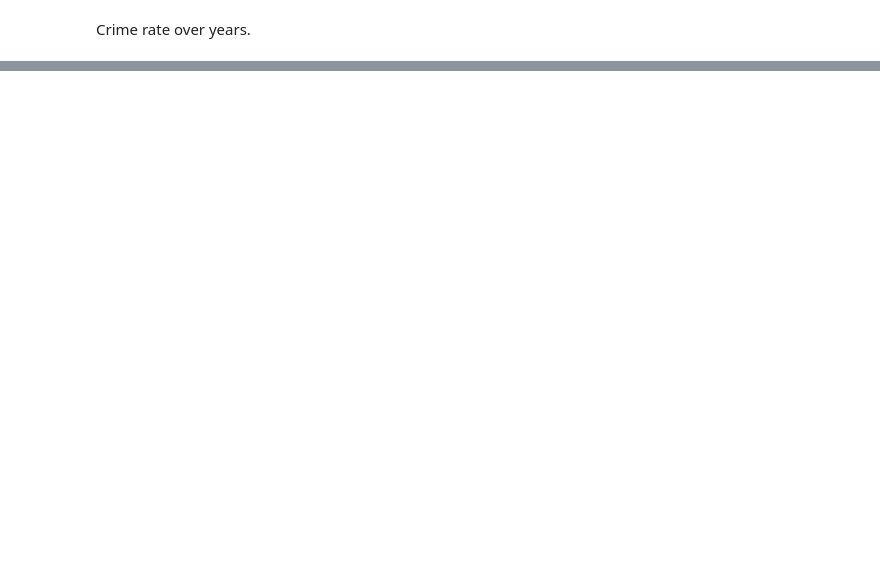
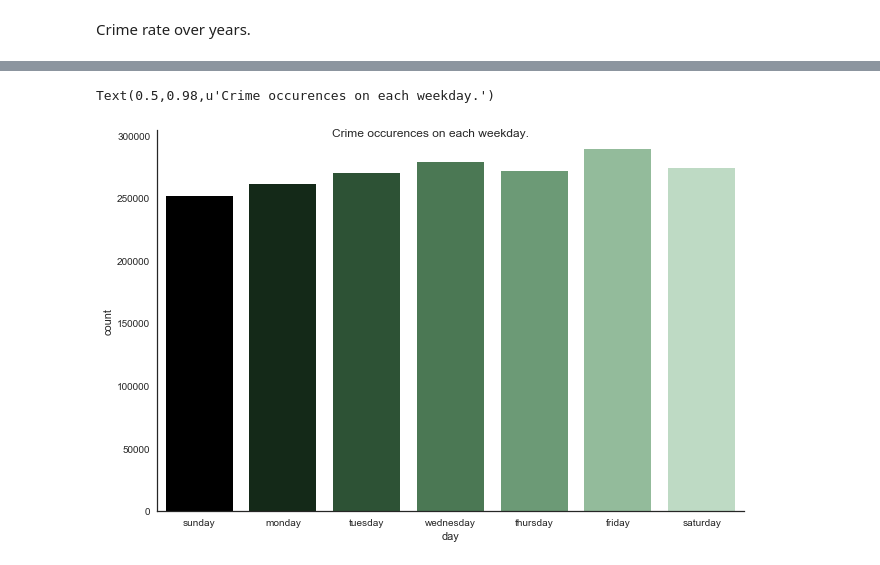
Before and after one commit to aashsub90/vigilante, a Jupyter notebook: data_analysis.ipynb, the cells around one changed output, grey strips where cells are left out. Cells and saved outputs as stored; diff of their text form; code cells hidden in the pictures; blank space fills up the shorter version.

Commit message:
added visualizations

```diff
--- a/data_analysis.ipynb
+++ b/data_analysis.ipynb
@@ -40,0 +58,8 @@ Text(0.5,0.98,'Crime occurences over years.')
+# %%
+g = sns.factorplot(x="day", data=crime_data, kind="count",
+                   palette=sns.cubehelix_palette(8, start=2, rot=0, dark=0, light=.95, reverse=True), size=6, aspect=1.5, order=['sunday', 'monday', 'tuesday', 'wednesday', 'thursday', 'friday', 'saturday'])
+g.set_xticklabels(step=1)
+g.fig.suptitle('Crime occurences on each weekday.')
+# %% [output]
+Text(0.5,0.98,u'Crime occurences on each weekday.')
+[figure, added]
```
Also changed, not shown: parts of 23 cells of this notebook.
